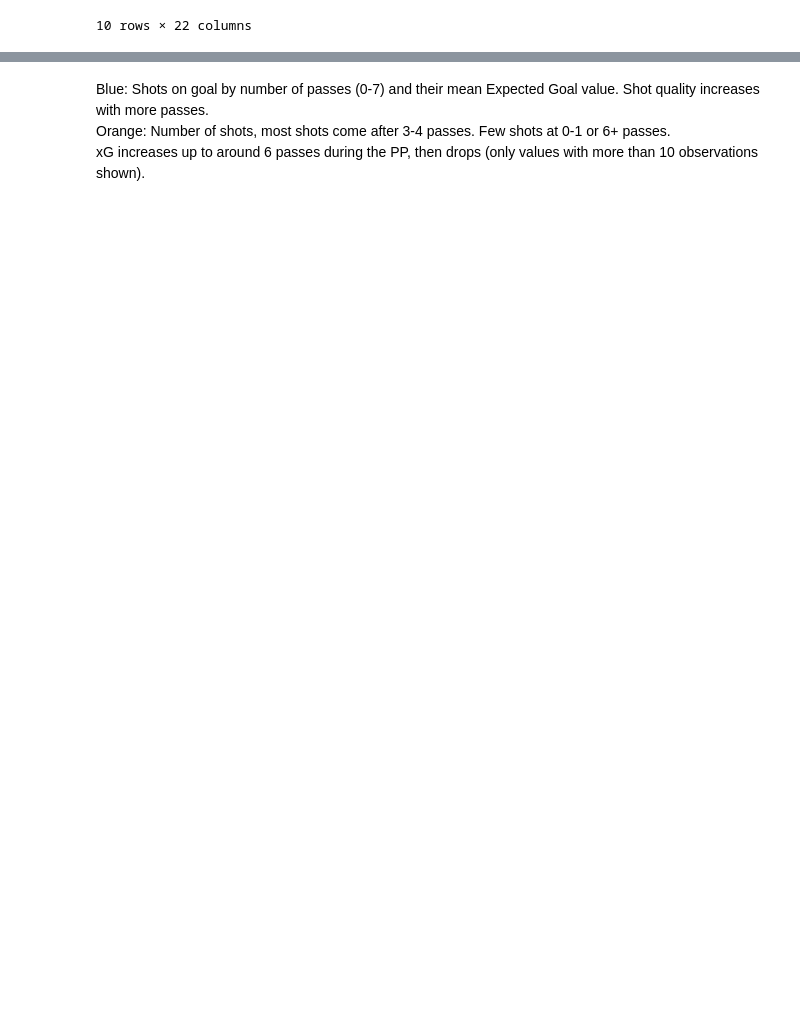
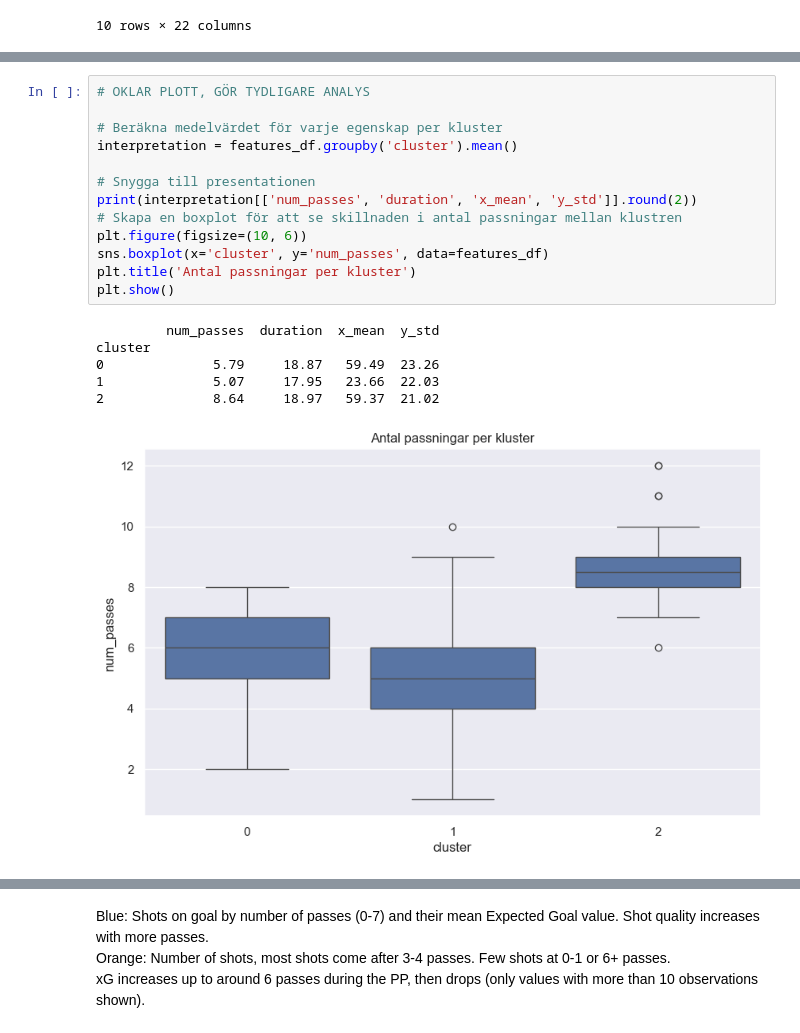
Before and after one commit to emmabertmar/LINHAC-project-2026, a Jupyter notebook: analysis.ipynb, the cells around one changed output, grey strips where cells are left out. Drawn from its saved outputs; the diff is of its cells as text; blank space fills up the shorter version.

```diff
--- a/analysis.ipynb
+++ b/analysis.ipynb
@@ -198,3 +303,23 @@ Index: []
+# %%
+# OKLAR PLOTT, GÖR TYDLIGARE ANALYS
+
+# Beräkna medelvärdet för varje egenskap per kluster
+interpretation = features_df.groupby('cluster').mean()
+
+# Snygga till presentationen
+print(interpretation[['num_passes', 'duration', 'x_mean', 'y_std']].round(2))
+# Skapa en boxplot för att se skillnaden i antal passningar mellan klustren
+plt.figure(figsize=(10, 6))
+sns.boxplot(x='cluster', y='num_passes', data=features_df)
+plt.title('Antal passningar per kluster')
+plt.show()
+# %% [output]
+         num_passes  duration  x_mean  y_std
+cluster
+0              5.79     18.87   59.49  23.26
+1              5.07     17.95   23.66  22.03
+2              8.64     18.97   59.37  21.02
+[figure, added]
 # %%
 # Count passes within 10 seconds before each shot during the powerplay
 pp_shots = data[(data['manpowersituation'] == 'powerPlay') &
```
Also changed, not shown: parts of 37 cells of this notebook, 2 other files.
